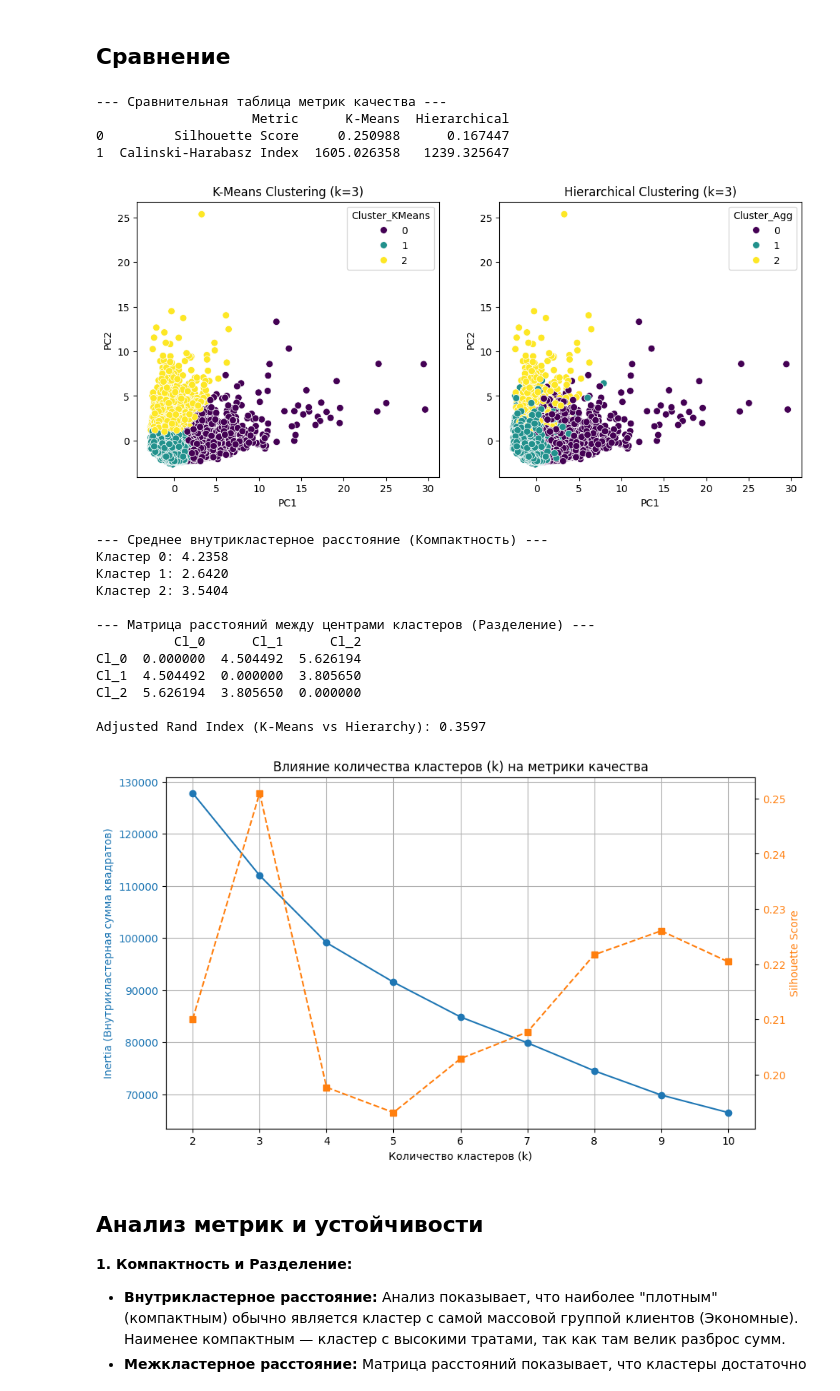
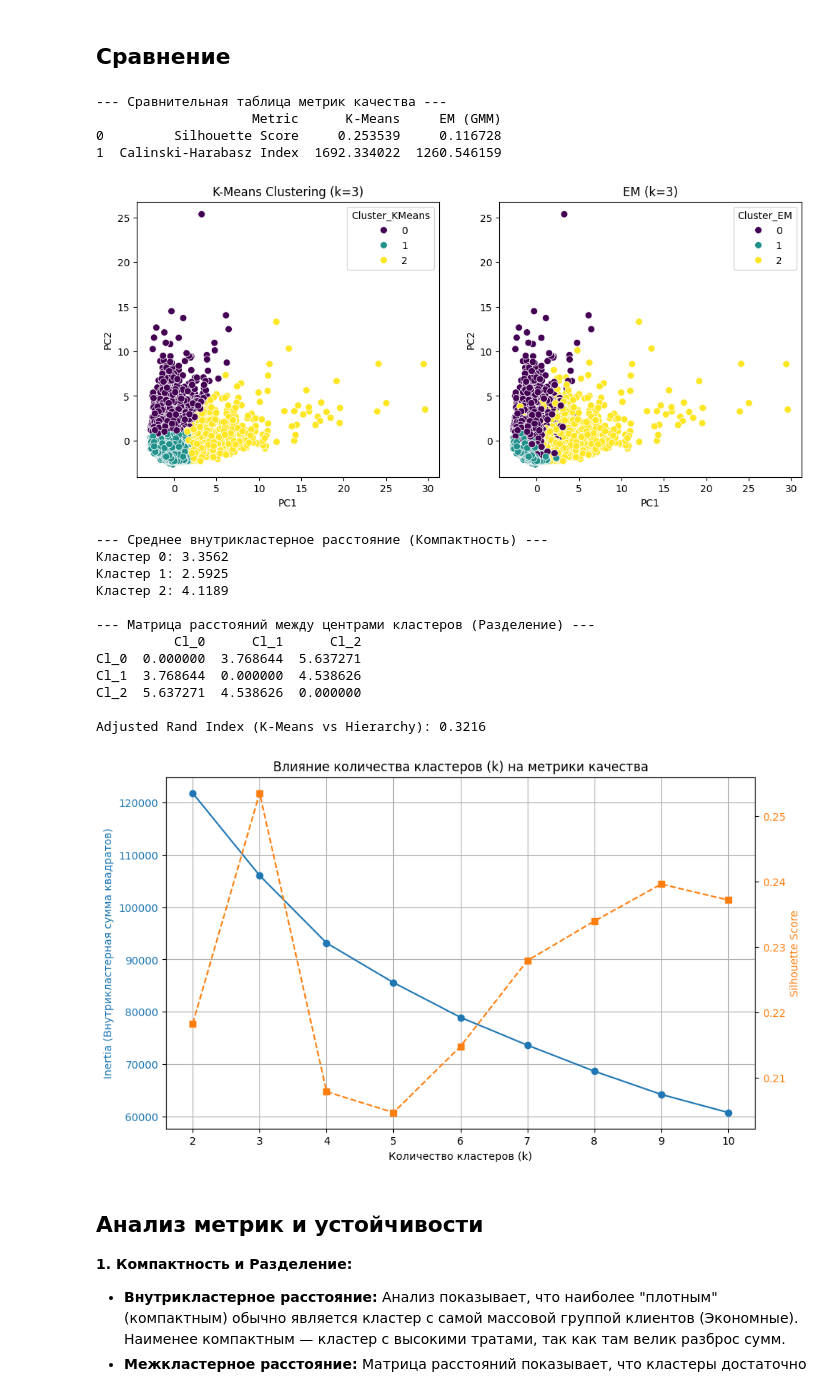
Before and after one commit to Polarnnik/MLfour, a Jupyter notebook: main.ipynb, the cells around one changed output. Drawn from its saved outputs; the diff is of its cells as text; code cells hidden in the pictures.

```diff
--- a/main.ipynb
+++ b/main.ipynb
@@ -108,22 +163,22 @@ k_range = range(1, 11)
 
 for k in k_range:
     kmeans = KMeans(n_clusters=k, random_state=42, n_init=10)
-    kmeans.fit(df_scaled)
+    kmeans.fit(df_pca)
     inertia.append(kmeans.inertia_)
 
 plt.figure(figsize=(10, 5))
 plt.plot(k_range, inertia, marker='o')
-plt.title('Метод локтя (Elbow Method)')
+plt.title('Метод локтя (Elbow Method) на PCA данных')
 plt.xlabel('Количество кластеров (k)')
-plt.ylabel('Inertia (Внутрикластерное расстояние)')
+plt.ylabel('Inertia')
 plt.grid()
 plt.show()
 
-print("\n--- Силуэтный анализ для K-Means ---")
+print("\n--- Силуэтный анализ (на данных PCA) ---")
 for k in [3, 4, 5, 6]:
     kmeans = KMeans(n_clusters=k, random_state=42, n_init=10)
-    labels = kmeans.fit_predict(df_scaled)
-    score = silhouette_score(df_scaled, labels)
+    labels = kmeans.fit_predict(df_pca)
+    score = silhouette_score(df_pca, labels)
     print(f"k={k}, Silhouette Score: {score:.4f}")
 
 OPTIMAL_K = 3
@@ -149,13 +204,7 @@ k=6, Silhouette Score: 0.2029
 # k-MEANS и Иерархическая кластеризация
 # %%
 kmeans = KMeans(n_clusters=OPTIMAL_K, random_state=42, n_init=10)
-labels_kmeans = kmeans.fit_predict(df_scaled)
+labels_kmeans = kmeans.fit_predict(df_pca)
 
-plt.figure(figsize=(10, 7))
-plt.title("Дендрограмма (Иерархическая кластеризация)")
-dend = shc.dendrogram(shc.linkage(df_scaled, method='ward'))
-plt.axhline(y=155, color='r', linestyle='--', label=f'Линия отсечения (k=3)')
-plt.show()
-
-agg_clustering = AgglomerativeClustering(n_clusters=OPTIMAL_K, metric='euclidean', linkage='ward')
-labels_agg = agg_clustering.fit_predict(df_scaled)
+gmm = GaussianMixture(n_components=OPTIMAL_K, random_state=42)
+labels_gmm = gmm.fit_predict(df_pca)
@@ -167,12 +214,12 @@ labels_agg = agg_clustering.fit_predict(df_scaled)
 results = {
     'Metric': ['Silhouette Score', 'Calinski-Harabasz Index'],
     'K-Means': [
-        silhouette_score(df_scaled, labels_kmeans),
-        calinski_harabasz_score(df_scaled, labels_kmeans)
+        silhouette_score(df_pca, labels_kmeans),
+        calinski_harabasz_score(df_pca, labels_kmeans)
     ],
-    'Hierarchical': [
-        silhouette_score(df_scaled, labels_agg),
-        calinski_harabasz_score(df_scaled, labels_agg)
+    'EM (GMM)': [
+        silhouette_score(df_pca, labels_gmm),
+        calinski_harabasz_score(df_pca, labels_gmm)
     ]
 }
 
@@ -181,28 +228,28 @@ print("\n--- Сравнительная таблица метрик качест
 print(results_df)
 # %% [output]
 --- Сравнительная таблица метрик качества ---
-                    Metric      K-Means  Hierarchical
-0         Silhouette Score     0.250988      0.167447
-1  Calinski-Harabasz Index  1605.026358   1239.325647
+                    Metric      K-Means     EM (GMM)
+0         Silhouette Score     0.253539     0.116728
+1  Calinski-Harabasz Index  1692.334022  1260.546159
 # %%
 pca = PCA(n_components=2)
 principal_components = pca.fit_transform(df_scaled)
 pca_df = pd.DataFrame(data=principal_components, columns=['PC1', 'PC2'])
 
 pca_df['Cluster_KMeans'] = labels_kmeans
-pca_df['Cluster_Agg'] = labels_agg
+pca_df['Cluster_EM'] = labels_gmm
 
 plt.figure(figsize=(12, 5))
 plt.subplot(1, 2, 1)
 sns.scatterplot(x="PC1", y="PC2", hue="Cluster_KMeans", data=pca_df, palette="viridis", s=50)
 plt.title(f'K-Means Clustering (k={OPTIMAL_K})')
 
 plt.subplot(1, 2, 2)
-sns.scatterplot(x="PC1", y="PC2", hue="Cluster_Agg", data=pca_df, palette="viridis", s=50)
-plt.title(f'Hierarchical Clustering (k={OPTIMAL_K})')
+sns.scatterplot(x="PC1", y="PC2", hue="Cluster_EM", data=pca_df, palette="viridis", s=50)
+plt.title(f'EM (k={OPTIMAL_K})')
 plt.show()
 # %% [output]
-[figure, old version]
+[figure, new version]
 # %%
 from sklearn.metrics import adjusted_rand_score, euclidean_distances
 from scipy.spatial.distance import cdist
@@ -215,7 +262,7 @@ cluster_labels = sorted(df['Cluster'].unique())
 
 print("--- Среднее внутрикластерное расстояние (Компактность) ---")
 for i in cluster_labels:
-    cluster_points = df_scaled[labels_kmeans == i]
+    cluster_points = df_pca[labels_kmeans == i]
     centroid = kmeans.cluster_centers_[i]
 
     dists = cdist(cluster_points, [centroid], 'euclidean')
@@ -233,7 +280,7 @@ centroid_dists_df = pd.DataFrame(
 print("\n--- Матрица расстояний между центрами кластеров (Разделение) ---")
 print(centroid_dists_df)
 
-ari = adjusted_rand_score(labels_kmeans, labels_agg)
+ari = adjusted_rand_score(labels_kmeans, labels_gmm)
 print(f"\nAdjusted Rand Index (K-Means vs Hierarchy): {ari:.4f}")
 
 k_values = range(2, 11)
@@ -242,9 +289,9 @@ silhouette_vals = []
 
 for k in k_values:
     km = KMeans(n_clusters=k, random_state=42, n_init=10)
-    lbls = km.fit_predict(df_scaled)
+    lbls = km.fit_predict(df_pca)
     inertia_vals.append(km.inertia_)
-    silhouette_vals.append(silhouette_score(df_scaled, lbls))
+    silhouette_vals.append(silhouette_score(df_pca, lbls))
 
 fig, ax1 = plt.subplots(figsize=(10, 6))
 
@@ -263,18 +310,18 @@ plt.title('Влияние количества кластеров (k) на ме
 plt.show()
 # %% [output]
 --- Среднее внутрикластерное расстояние (Компактность) ---
-Кластер 0: 4.2358
-Кластер 1: 2.6420
-Кластер 2: 3.5404
+Кластер 0: 3.3562
+Кластер 1: 2.5925
+Кластер 2: 4.1189
 
 --- Матрица расстояний между центрами кластеров (Разделение) ---
           Cl_0      Cl_1      Cl_2
-Cl_0  0.000000  4.504492  5.626194
-Cl_1  4.504492  0.000000  3.805650
-Cl_2  5.626194  3.805650  0.000000
+Cl_0  0.000000  3.768644  5.637271
+Cl_1  3.768644  0.000000  4.538626
+Cl_2  5.637271  4.538626  0.000000
 
-Adjusted Rand Index (K-Means vs Hierarchy): 0.3597
+Adjusted Rand Index (K-Means vs Hierarchy): 0.3216
-[figure, old version]
+[figure, new version]
 # %% [markdown]
 ## Анализ метрик и устойчивости
 
```
Also changed, not shown: parts of 10 cells of this notebook.
